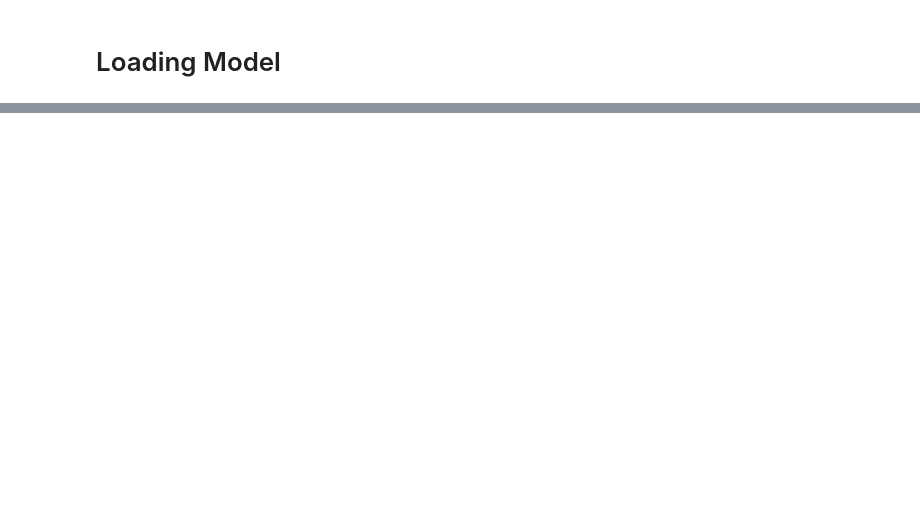
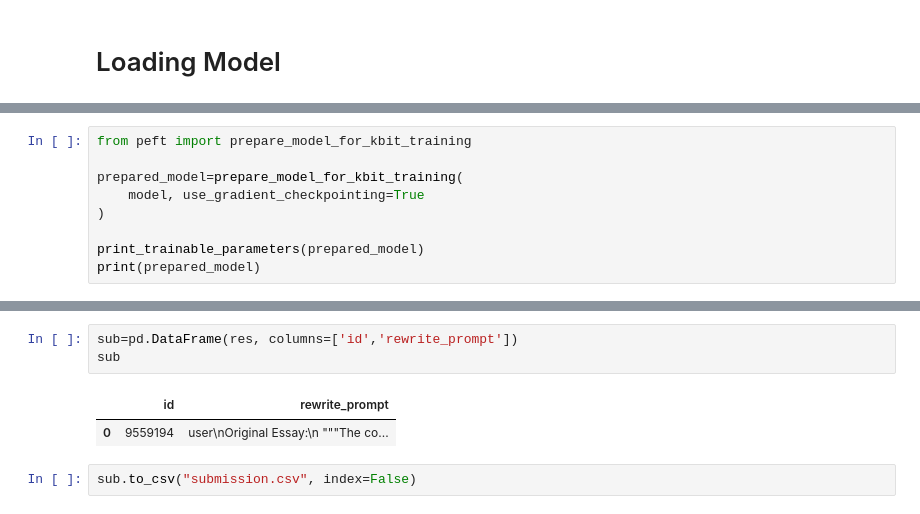
Before and after one commit to Aisuko/notebooks, a Jupyter notebook: nlp/conversation/llm-prompt-recovery-with-gemma.ipynb, the cells around one changed output, grey strips where cells are left out. Saved outputs shown, nothing was run; the diff lists cells and outputs as text; blank space fills up the shorter version.

```diff
--- a/nlp/conversation/llm-prompt-recovery-with-gemma.ipynb
+++ b/nlp/conversation/llm-prompt-recovery-with-gemma.ipynb
@@ -97,0 +172,9 @@ Machines, with eyes that scan the land,
+# %%
+from peft import prepare_model_for_kbit_training
+
+prepared_model=prepare_model_for_kbit_training(
+    model, use_gradient_checkpointing=True
+)
+
+print_trainable_parameters(prepared_model)
+print(prepared_model)
@@ -97,0 +413,8 @@ Machines, with eyes that scan the land,
+# %%
+sub=pd.DataFrame(res, columns=['id','rewrite_prompt'])
+sub
+# %% [output]
+|  | id | rewrite_prompt |
+| 0 | 9559194 | user\nOriginal Essay:\n """The co... |
+# %%
+sub.to_csv("submission.csv", index=False)
```
Also changed, not shown: parts of 19 cells of this notebook.
